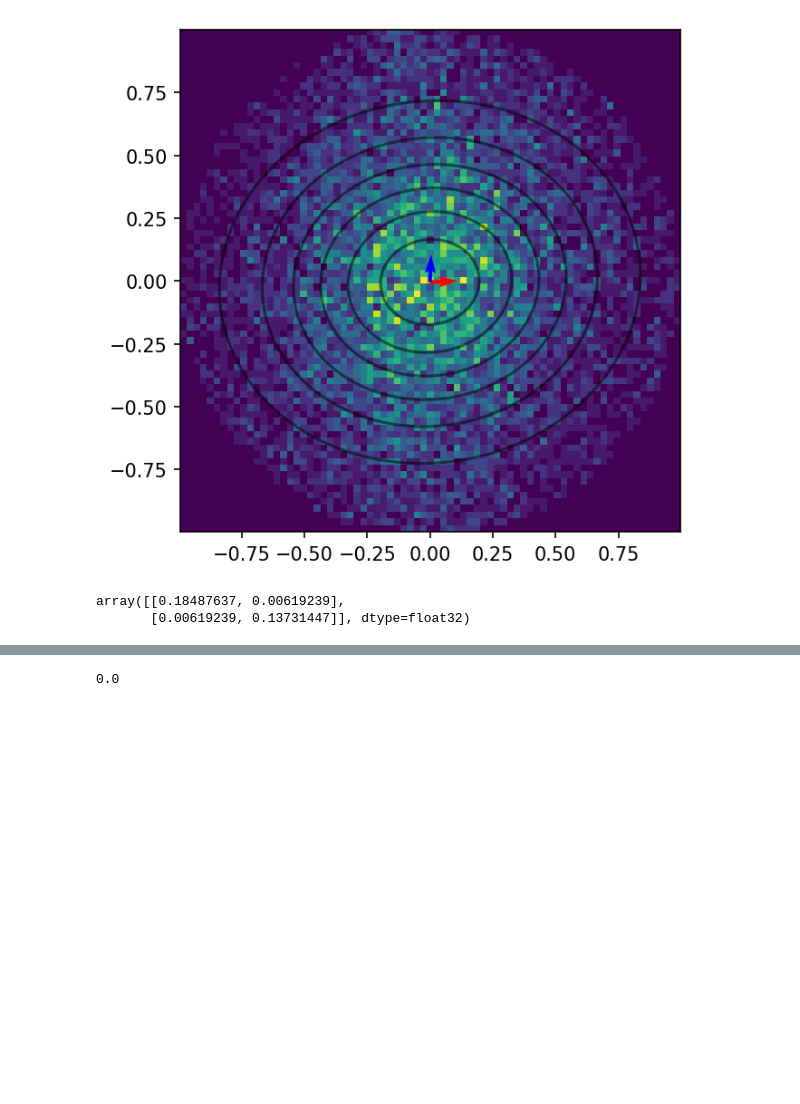
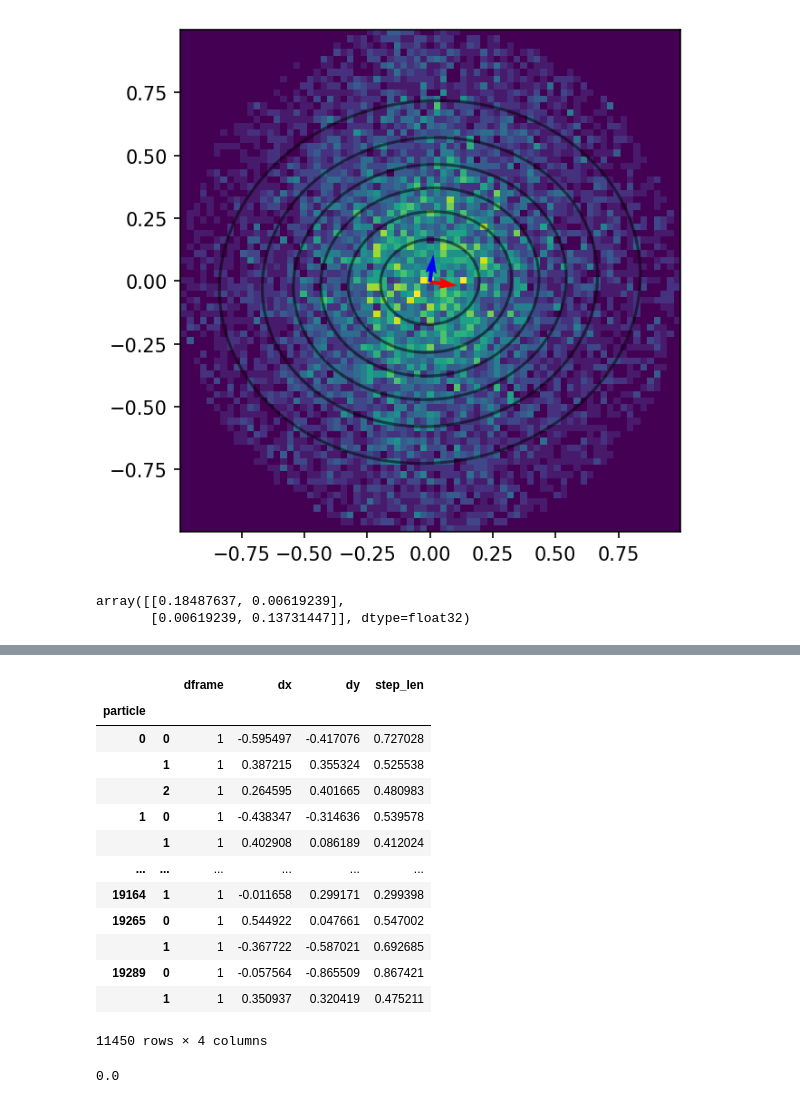
Before and after one commit to ajasja/walker_tracker, a Jupyter notebook: 01-fit-one-trajectory.ipynb, the cells around one changed output, grey strips where cells are left out. Cells and saved outputs as stored; diff of their text form; code cells hidden in the pictures; blank space fills up the shorter version.

```diff
--- a/01-fit-one-trajectory.ipynb
+++ b/01-fit-one-trajectory.ipynb
@@ -334,3 +320,20 @@ array([[0.18487637, 0.00619239],
+# %%
+steps
+# %% [output]
+|  |  | dframe | dx | dy | step_len |
+| particle |  |  |  |  |  |
+| 0 | 0 | 1 | -0.595497 | -0.417076 | 0.727028 |
+|  | 1 | 1 | 0.387215 | 0.355324 | 0.525538 |
+|  | 2 | 1 | 0.264595 | 0.401665 | 0.480983 |
+| 1 | 0 | 1 | -0.438347 | -0.314636 | 0.539578 |
+|  | 1 | 1 | 0.402908 | 0.086189 | 0.412024 |
+| ... | ... | ... | ... | ... | ... |
+| 19164 | 1 | 1 | -0.011658 | 0.299171 | 0.299398 |
+| 19265 | 0 | 1 | 0.544922 | 0.047661 | 0.547002 |
+|  | 1 | 1 | -0.367722 | -0.587021 | 0.692685 |
+| 19289 | 0 | 1 | -0.057564 | -0.865509 | 0.867421 |
+|  | 1 | 1 | 0.350937 | 0.320419 | 0.475211 |
+11450 rows × 4 columns
 # %%
 mat
 # %% [output]
```
Also changed, not shown: parts of 3 cells of this notebook, 1 other file.
